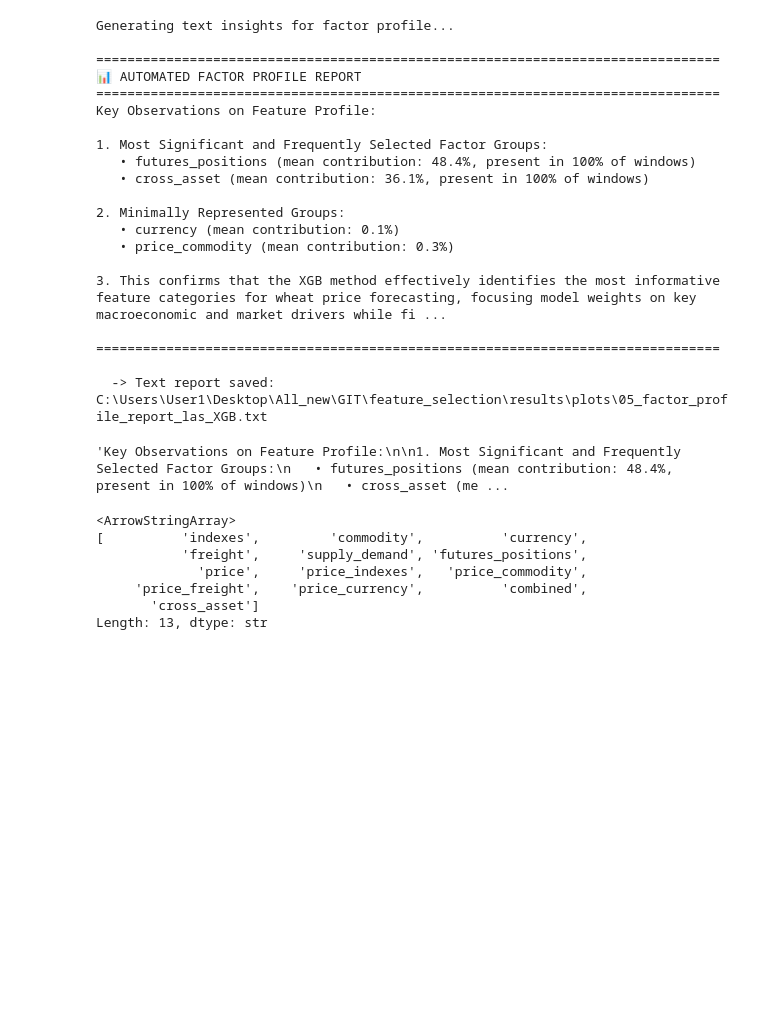
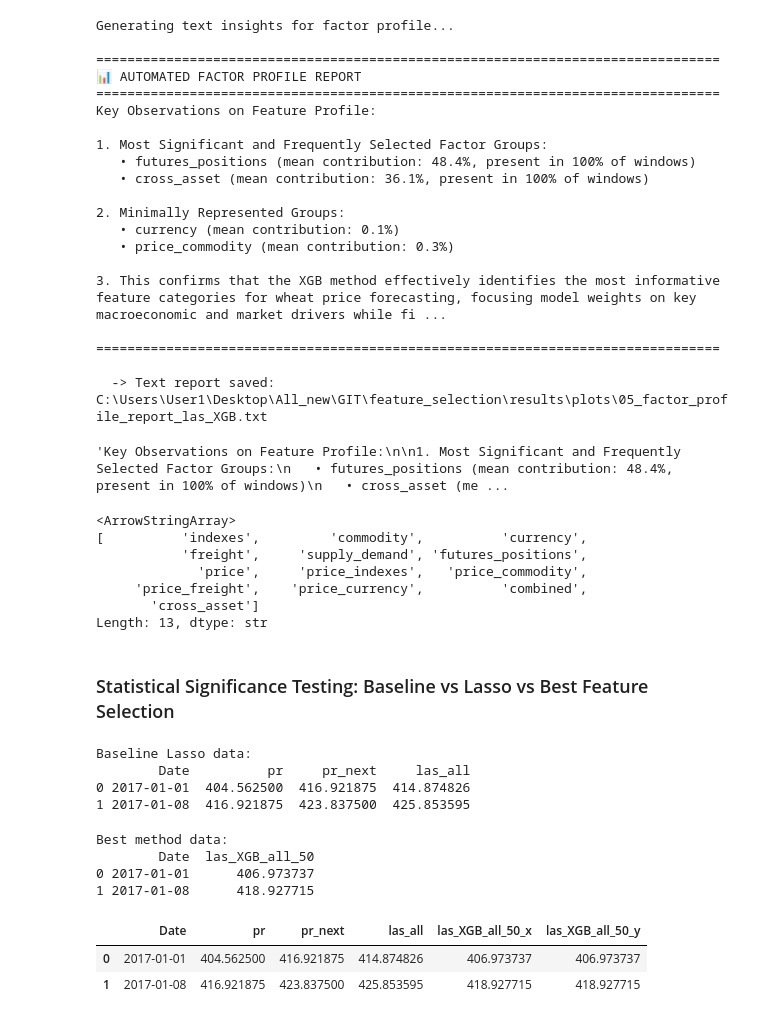
Before and after one commit to ypodmogaev/feature_selection, a Jupyter notebook: feature_selection.ipynb, the cells around one changed output. Drawn from its saved outputs; the diff is of its cells as text; code cells hidden in the pictures; blank space fills up the shorter version.

Commit message:
Add dataset for statistical significance testing section: Naive vs Lasso vs Lasso+XGB

```diff
--- a/feature_selection.ipynb
+++ b/feature_selection.ipynb
@@ -7216,3 +7216,60 @@ factors.Group.unique()
      'price_freight',    'price_currency',          'combined',
        'cross_asset']
 Length: 13, dtype: str
+# %% [markdown]
+### Statistical Significance Testing: Baseline vs Lasso vs Best Feature Selection
+# %%
+# Define base path for results
+BASE_PATH = Path(r"C:\Users\User1\Desktop\All_new\Посты\feature_engineering\feature_engineering_no_pr\results")
+
+# === Step 1: Load baseline Lasso results ===
+marker = 'las'
+folder_path = BASE_PATH / marker
+results_df = pd.read_excel(folder_path / "results_df.xlsx")
+
+# Get the best Lasso configuration from ranking
+best_year = df_ranking[df_ranking.Method == 'las'].iloc[0]['Year']
+if best_year == 'All Years':
+    best_lasso = f"{marker}_all"
+else:
+    best_lasso = f"{marker}_{best_year}"
+
+# Extract relevant columns for statistical testing
+sst_df = results_df[['Date', 'pr', 'pr_next', best_lasso]].copy()
+sst_df.head(2)
+# %% [output]
+Baseline Lasso data:
+        Date          pr     pr_next     las_all
+0 2017-01-01  404.562500  416.921875  414.874826
+1 2017-01-08  416.921875  423.837500  425.853595
+# %%
+# === Step 2: Load best feature selection method results ===
+marker = df_ranking.iloc[0]['Method']
+folder_path = BASE_PATH / marker
+results_df = pd.read_excel(folder_path / "results_df.xlsx")
+
+# Get the best method configuration from ranking
+best_year = df_ranking.iloc[0]['Year']
+best_param = df_ranking.iloc[0]['Param']
+
+if best_year == 'All Years':
+    best_method = f"{marker}_all_{best_param}"
+else:
+    best_method = f"{marker}_{best_year}_{best_param}"
+
+# Extract the best method predictions
+best_df = results_df[['Date', best_method]].copy()
+best_df.head(2)
+# %% [output]
+Best method data:
+        Date  las_XGB_all_50
+0 2017-01-01      406.973737
+1 2017-01-08      418.927715
+# %%
+# === Step 3: Merge datasets by Date ===
+sst_df = pd.merge(sst_df, best_df, on='Date', how='left')
+sst_df.head(2)
+# %% [output]
+|  | Date | pr | pr_next | las_all | las_XGB_all_50_x | las_XGB_all_50_y |
+| 0 | 2017-01-01 | 404.562500 | 416.921875 | 414.874826 | 406.973737 | 406.973737 |
+| 1 | 2017-01-08 | 416.921875 | 423.837500 | 425.853595 | 418.927715 | 418.927715 |
```
Also changed, not shown: parts of 2 cells of this notebook.
